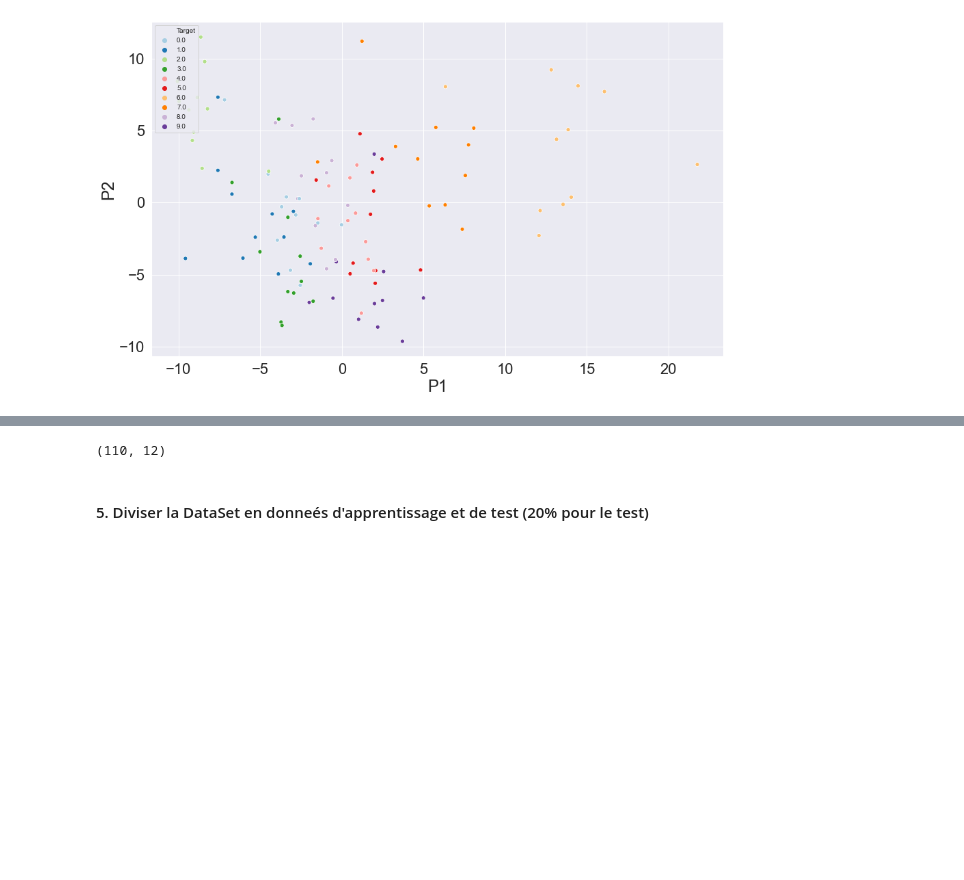
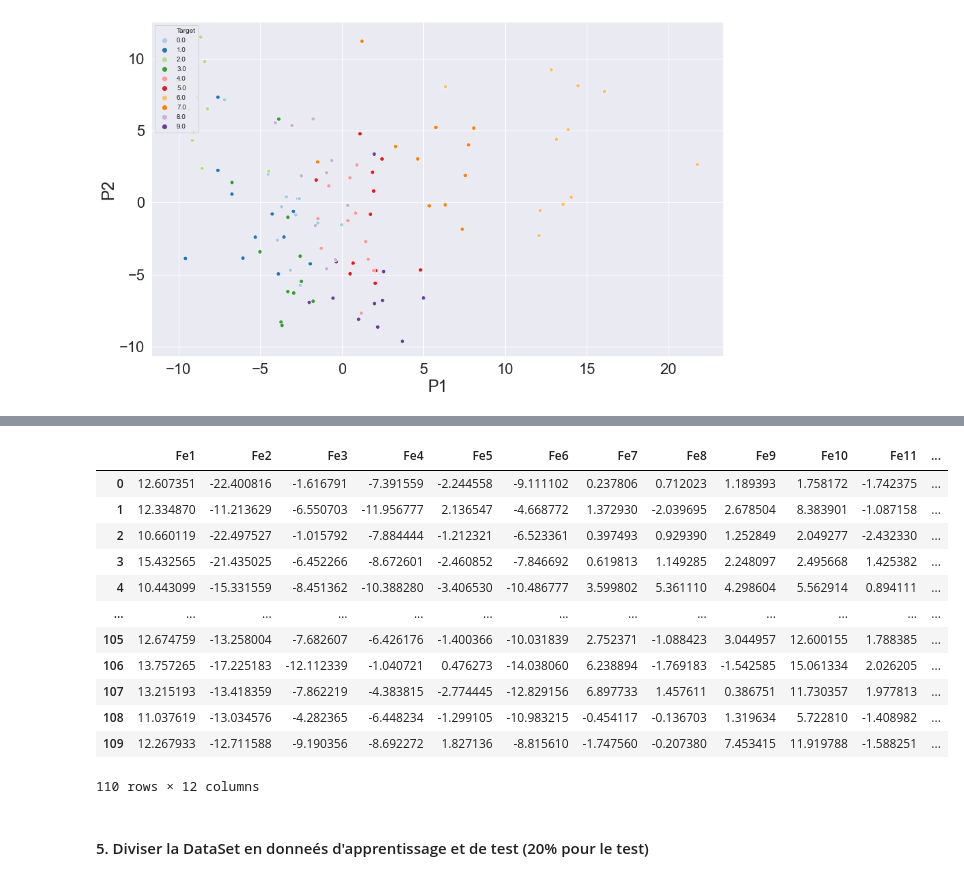
Before and after one commit to Nafoussi123/Meilleur-Classifieur-pour-La-reconnaissance-des-Digits-audios, a Jupyter notebook: Digits_Recognition_Brief Hichem.ipynb, the cells around one changed output, grey strips where cells are left out. Cells and saved outputs as stored; diff of their text form; code cells hidden in the pictures; blank space fills up the shorter version.

```diff
--- a/Digits_Recognition_Brief Hichem.ipynb
+++ b/Digits_Recognition_Brief Hichem.ipynb
@@ -179,9 +204,21 @@ plt.show()
 # %%
 y = mydata['Target']
 X = mydata.iloc[:,:-1]
-X.shape
+X
 # %% [output]
+|  | Fe1 | Fe2 | Fe3 | Fe4 | Fe5 | Fe6 | Fe7 | Fe8 | Fe9 | Fe10 | Fe11 | ... |
+| 0 | 12.607351 | -22.400816 | -1.616791 | -7.391559 | -2.244558 | -9.111102 | 0.237806 | 0.712023 | 1.189393 | 1.758172 | -1.742375 | ... |
+| 1 | 12.334870 | -11.213629 | -6.550703 | -11.956777 | 2.136547 | -4.668772 | 1.372930 | -2.039695 | 2.678504 | 8.383901 | -1.087158 | ... |
+| 2 | 10.660119 | -22.497527 | -1.015792 | -7.884444 | -1.212321 | -6.523361 | 0.397493 | 0.929390 | 1.252849 | 2.049277 | -2.432330 | ... |
+| 3 | 15.432565 | -21.435025 | -6.452266 | -8.672601 | -2.460852 | -7.846692 | 0.619813 | 1.149285 | 2.248097 | 2.495668 | 1.425382 | ... |
+| 4 | 10.443099 | -15.331559 | -8.451362 | -10.388280 | -3.406530 | -10.486777 | 3.599802 | 5.361110 | 4.298604 | 5.562914 | 0.894111 | ... |
+| ... | ... | ... | ... | ... | ... | ... | ... | ... | ... | ... | ... | ... |
+| 105 | 12.674759 | -13.258004 | -7.682607 | -6.426176 | -1.400366 | -10.031839 | 2.752371 | -1.088423 | 3.044957 | 12.600155 | 1.788385 | ... |
+| 106 | 13.757265 | -17.225183 | -12.112339 | -1.040721 | 0.476273 | -14.038060 | 6.238894 | -1.769183 | -1.542585 | 15.061334 | 2.026205 | ... |
+| 107 | 13.215193 | -13.418359 | -7.862219 | -4.383815 | -2.774445 | -12.829156 | 6.897733 | 1.457611 | 0.386751 | 11.730357 | 1.977813 | ... |
+| 108 | 11.037619 | -13.034576 | -4.282365 | -6.448234 | -1.299105 | -10.983215 | -0.454117 | -0.136703 | 1.319634 | 5.722810 | -1.408982 | ... |
+| 109 | 12.267933 | -12.711588 | -9.190356 | -8.692272 | 1.827136 | -8.815610 | -1.747560 | -0.207380 | 7.453415 | 11.919788 | -1.588251 | ... |
-(110, 12)
+110 rows × 12 columns
 # %% [markdown]
 #### 5. Diviser la DataSet en donneés d'apprentissage et de test (20% pour le test)
 # %%
```
Also changed, not shown: parts of 15 cells of this notebook, 4 other files.
